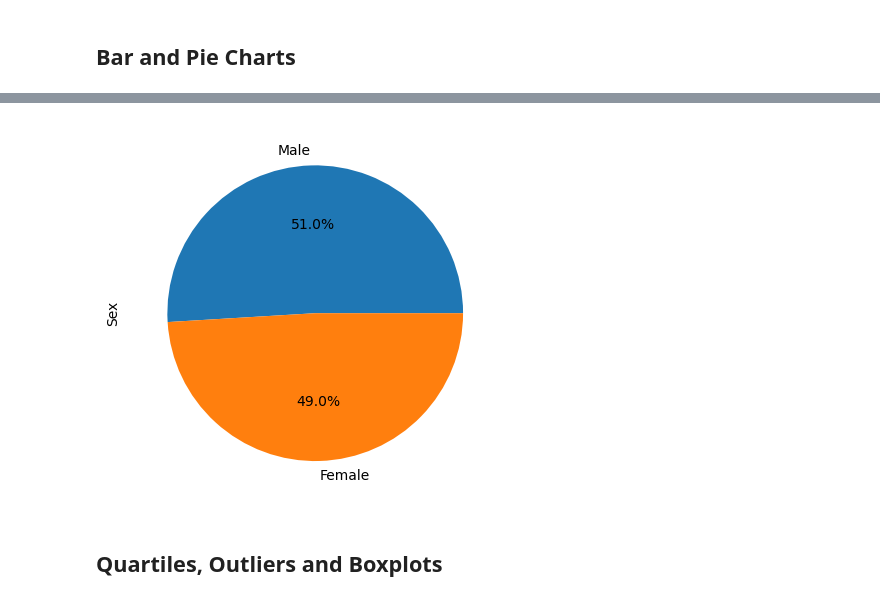
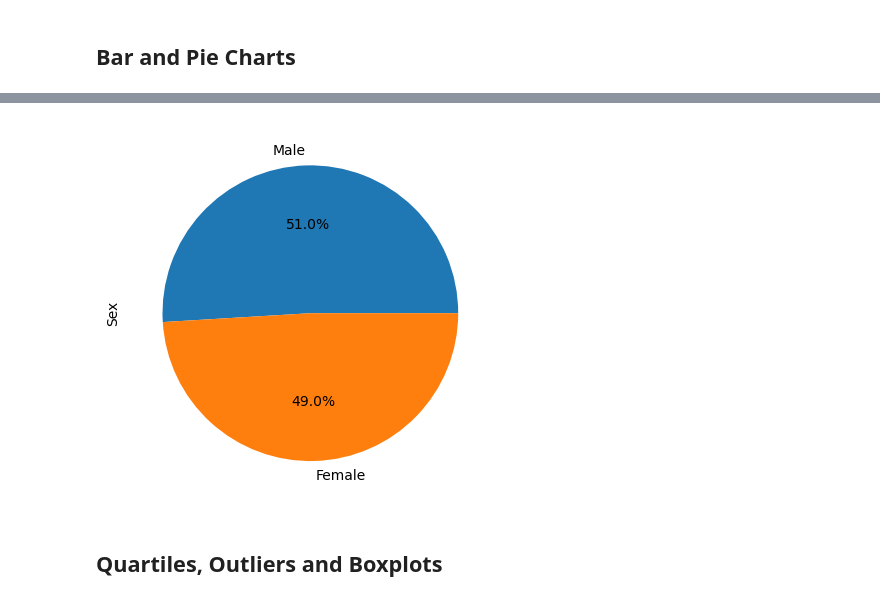
Before and after one commit to nCervantez/MatplotlibChallenge, a Jupyter notebook: Pymaceuticals/pymaceuticals_starter.ipynb, the cells around one changed output, grey strips where cells are left out. Cells and saved outputs as stored; diff of their text form; code cells hidden in the pictures.

```diff
--- a/Pymaceuticals/pymaceuticals_starter.ipynb
+++ b/Pymaceuticals/pymaceuticals_starter.ipynb
@@ -129,3 +160,10 @@ mouse_study['Mouse ID'].nunique()
 # %%
 # Generate a pie plot showing the distribution of female versus male mice using Pandas
+mouse_per_sex = mouse_study.groupby('Sex')
+
+mouse_sex_count = mouse_per_sex['Sex'].count().sort_values(ascending=False)
+
+mouse_sex_chart = mouse_sex_count.plot(kind = 'pie', subplots=True, autopct='%1.1f%%', figsize=(6,5))
+
+plt.show()
 # %% [output]
@@ -133,7 +171,12 @@ mouse_study['Mouse ID'].nunique()
 # %%
 # Generate a pie plot showing the distribution of female versus male mice using pyplot
+labels = mouse_sex_count.keys()
+colors = ["tab:blue", "tab:orange"]
+plt.pie(mouse_sex_count, labels=labels, colors=colors, autopct="%1.1f%%", startangle=0)
+plt.ylabel("Sex")
+plt.show()
 # %% [output]
-[figure, old version]
+[figure, new version]
 # %% [markdown]
 ## Quartiles, Outliers and Boxplots
 # %%
```
Also changed, not shown: parts of 6 cells of this notebook.
